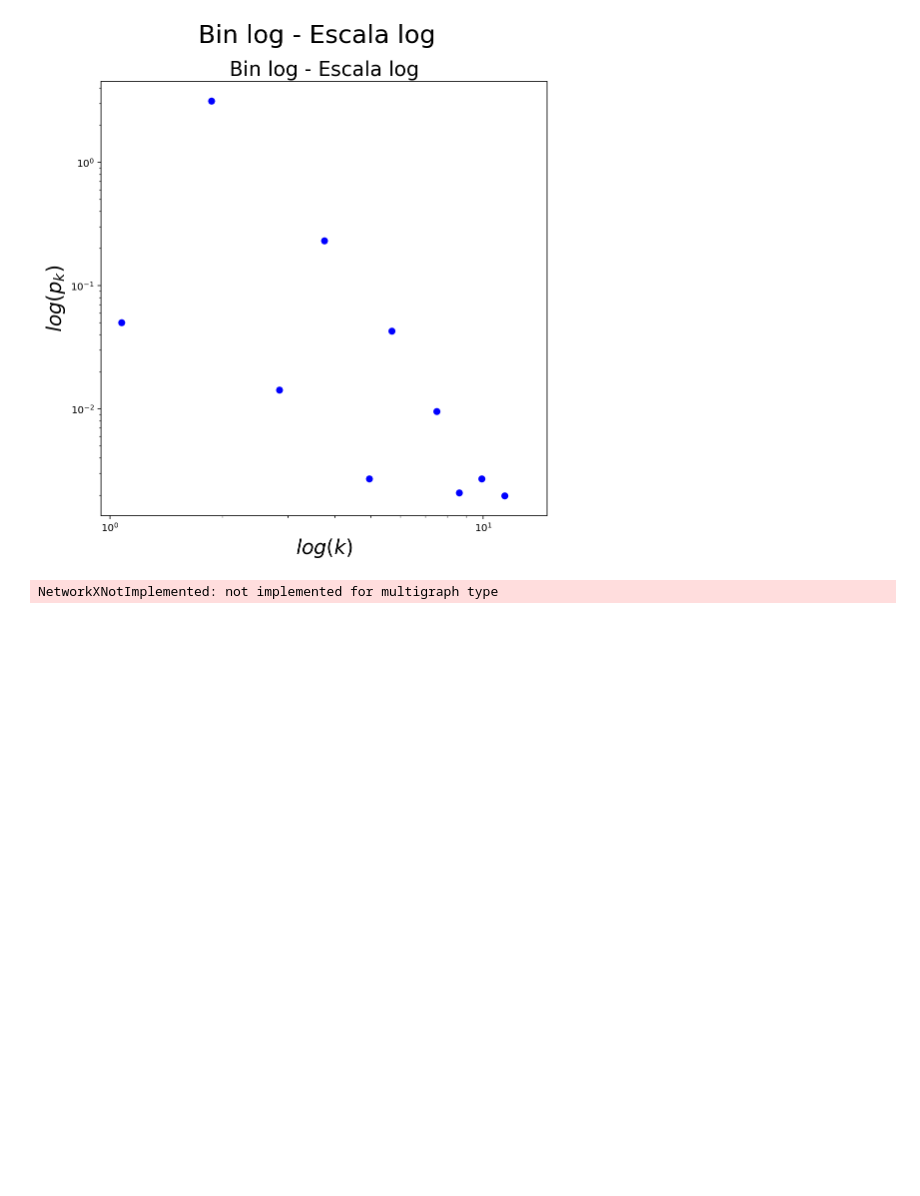
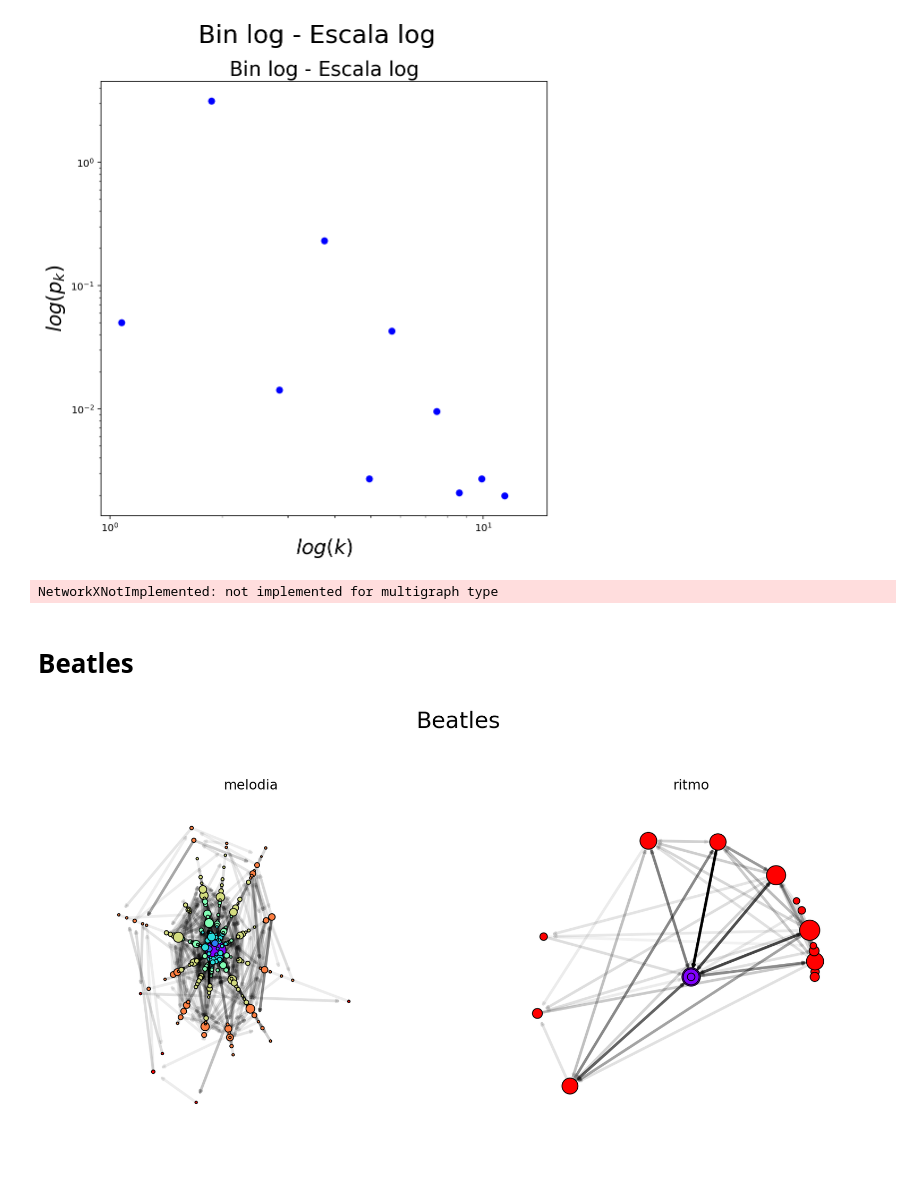
Before and after one commit to Redes2018/TP_esp, a Jupyter notebook: Main.ipynb, the cells around one changed output. Cells and saved outputs as stored; diff of their text form; code cells hidden in the pictures; blank space fills up the shorter version.

Commit message:
Agrego al Main analisis de motivos para Beatles

```diff
--- a/Main.ipynb
+++ b/Main.ipynb
@@ -71,10 +71,10 @@ for l, musico in enumerate(musicos_1):
     for l in range(len(H)):
         # Recorre cada elemento de H (listas de cuatro grafos) y une los correspondientes
         m = nx.compose(m,H[l][0])
-        a = nx.compose(a,H[l][1])
+        #a = nx.compose(a,H[l][1])
         r = nx.compose(r,H[l][2])
-        ad= nx.compose(ad,H[l][3])
-        au= nx.compose(au,H[l][4])
+        #ad= nx.compose(ad,H[l][3])
+        #au= nx.compose(au,H[l][4])
     G.append([musico,m,a,r,ad,au])
     # Agrega a G la lista de artista + 4 grafos completos por artista
 
@@ -102,10 +102,10 @@ for l, musico in enumerate(musicos_2):
 
     for l in range(len(K)):
         m = nx.compose(m,K[l][0])
-        a = nx.compose(a,K[l][1])
+        #a = nx.compose(a,K[l][1])
         r = nx.compose(r,K[l][2])
-        ad= nx.compose(ad,K[l][3])
-        au= nx.compose(au,K[l][4])
+        #ad= nx.compose(ad,K[l][3])
+        #au= nx.compose(au,K[l][4])
     G.append([musico,m,a,r,ad,au])
 
 musicos = musicos_1 + musicos_2
@@ -324,3 +324,5 @@ result
 #---------------------------------------------------------------------------------------
 #Análisis por Etapa??
 #---------------------------------------------------------------------
+# %% [markdown]
+# Beatles
@@ -326,0 +360,28 @@ result
+# %%
+#Graficamos
+
+for l,musico in enumerate(musicos_2):
+
+    plt.figure(figsize=(16,16))
+    plt.suptitle(musico,fontsize=25)
+
+    plt.subplot(2, 2, 1)
+    plt.title('melodia',fontsize=15)
+    graficar(G[l][1],color_map='rainbow',layout='espiral',labels=False)
+
+    plt.subplot(2, 2, 2)
+    plt.title('ritmo',fontsize=15)
+    graficar(G[l][3],color_map='rainbow',layout='circular',labels=False)
+
+    #plt.subplot(2, 2, 3)
+    #plt.title('Armon D',fontsize=15)
+    #f_graficar_armonias_directed(G[l][4],labels=False)
+
+    #plt.subplot(2, 2, 4)
+    #plt.title('Armon U',fontsize=15)
+    #f_graficar_armonias_undirected(G[l][5],labels=False)
+
+    #plt.savefig(outfolder+musico+'_grafos.png')
+    plt.show()
+# %% [output]
+[figure, added]
```
Also changed, not shown: parts of 3 cells of this notebook, 1 other file.
